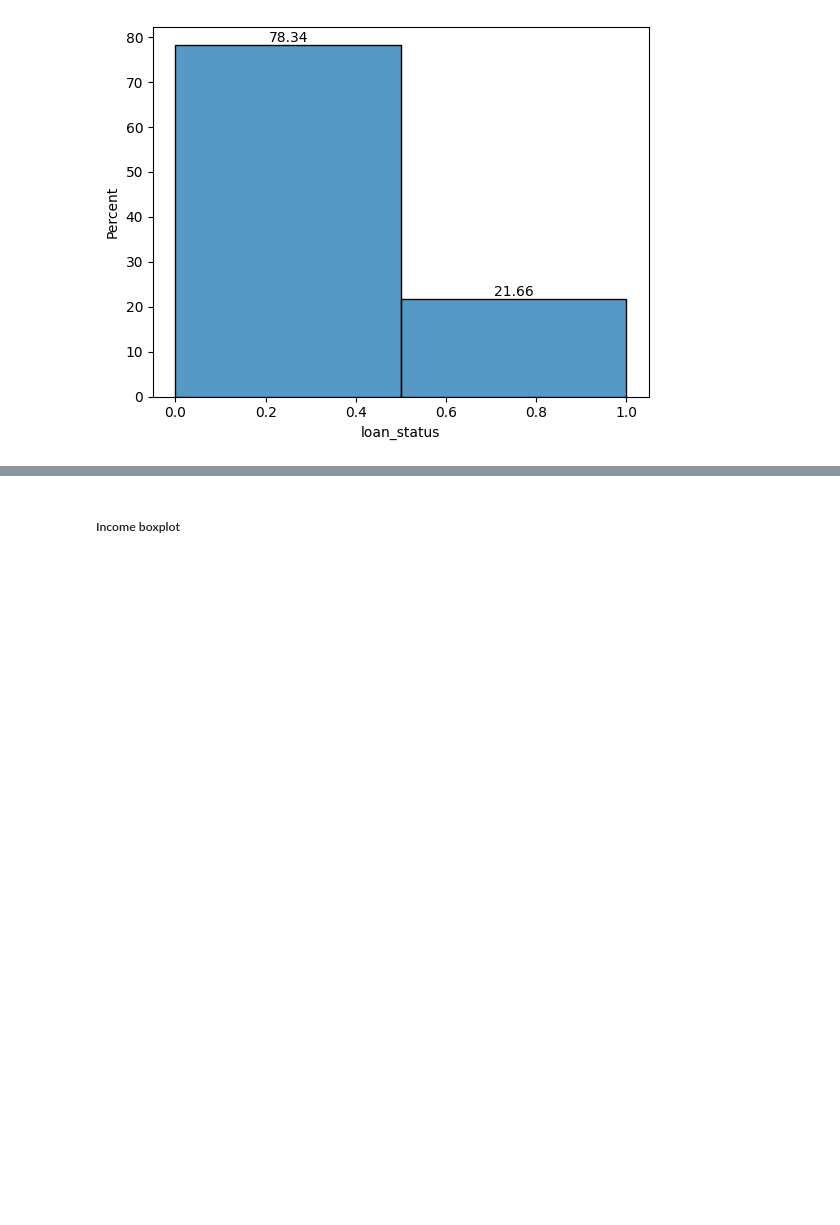
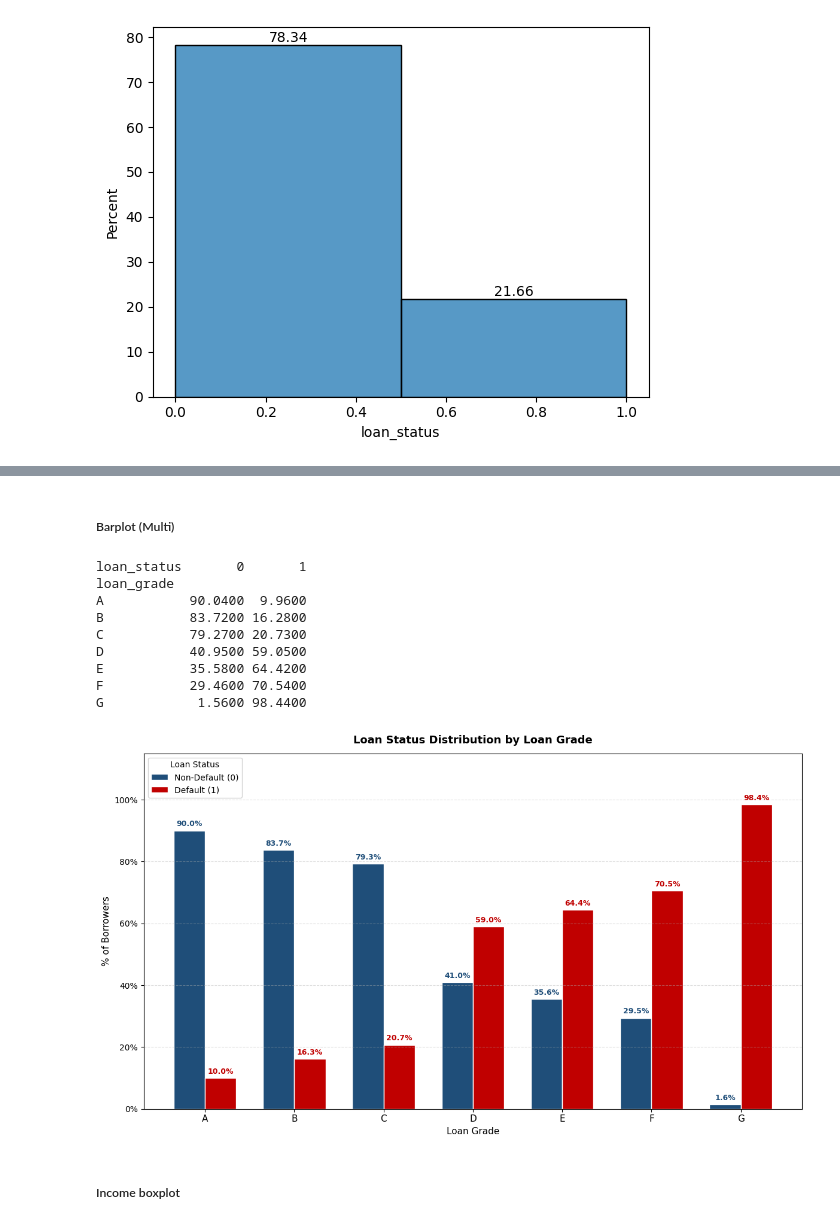
Before and after one commit to andre-bu-gitdev/O2_AI_for_Leaders_dx699, a Jupyter notebook: Milestone_4/M4 Functions.ipynb, the cells around one changed output, grey strips where cells are left out. Drawn from its saved outputs; the diff is of its cells as text; code cells hidden in the pictures; blank space fills up the shorter version.

```diff
--- a/Milestone_4/M4 Functions.ipynb
+++ b/Milestone_4/M4 Functions.ipynb
@@ -1214,3 +1271,66 @@ for container in ax.containers:
+# %% [markdown]
+##### Barplot (Multi)
+# %%
+# --- Pivot: row % of loan_status by loan_grade ---
+pivot = (cc_risk_df.groupby(["loan_grade", "loan_status"])
+                   .size()
+                   .unstack(fill_value=0))
+
+pivot_pct = pivot.div(pivot.sum(axis=1), axis=0) * 100
+
+print(pivot_pct.round(2))
+
+# --- Plot ---
+grades  = pivot_pct.index
+x       = np.arange(len(grades))
+width   = 0.35
+
+fig, ax = plt.subplots(figsize=(12, 7))
+
+bars0 = ax.bar(x - width/2, pivot_pct[0], width,
+               color="#1F4E79", edgecolor="white", label="Non-Default (0)")
+bars1 = ax.bar(x + width/2, pivot_pct[1], width,
+               color="#C00000", edgecolor="white", label="Default (1)")
+
+# --- Labels on top of each bar ---
+for bar in bars0:
+    ax.text(bar.get_x() + bar.get_width() / 2,
+            bar.get_height() + 0.8,
+            f"{bar.get_height():.1f}%",
+            ha="center", va="bottom",
+            fontsize=9, fontweight="bold", color="#1F4E79")
+
+for bar in bars1:
+    ax.text(bar.get_x() + bar.get_width() / 2,
+            bar.get_height() + 0.8,
+            f"{bar.get_height():.1f}%",
+            ha="center", va="bottom",
+            fontsize=9, fontweight="bold", color="#C00000")
+
+# --- Formatting ---
+ax.set_xticks(x)
+ax.set_xticklabels(grades, fontsize=11)
+ax.yaxis.set_major_formatter(plt.FuncFormatter(lambda x, _: f"{x:.0f}%"))
+ax.set_title("Loan Status Distribution by Loan Grade",
+             fontsize=13, fontweight="bold", pad=12)
+ax.set_xlabel("Loan Grade", fontsize=11)
+ax.set_ylabel("% of Borrowers", fontsize=11)
+ax.legend(title="Loan Status", fontsize=10)
+ax.set_ylim(0, 115)  # extra headroom for labels
+ax.grid(axis="y", linestyle="--", alpha=0.4)
+plt.tight_layout()
+plt.show()
+# %% [output]
+loan_status       0       1
+loan_grade
+A           90.0400  9.9600
+B           83.7200 16.2800
+C           79.2700 20.7300
+D           40.9500 59.0500
+E           35.5800 64.4200
+F           29.4600 70.5400
+G            1.5600 98.4400
+[figure, added]
 # %% [markdown]
 ##### Income boxplot
 # %%
```
Also changed, not shown: parts of 34 cells of this notebook, 2 other files.
